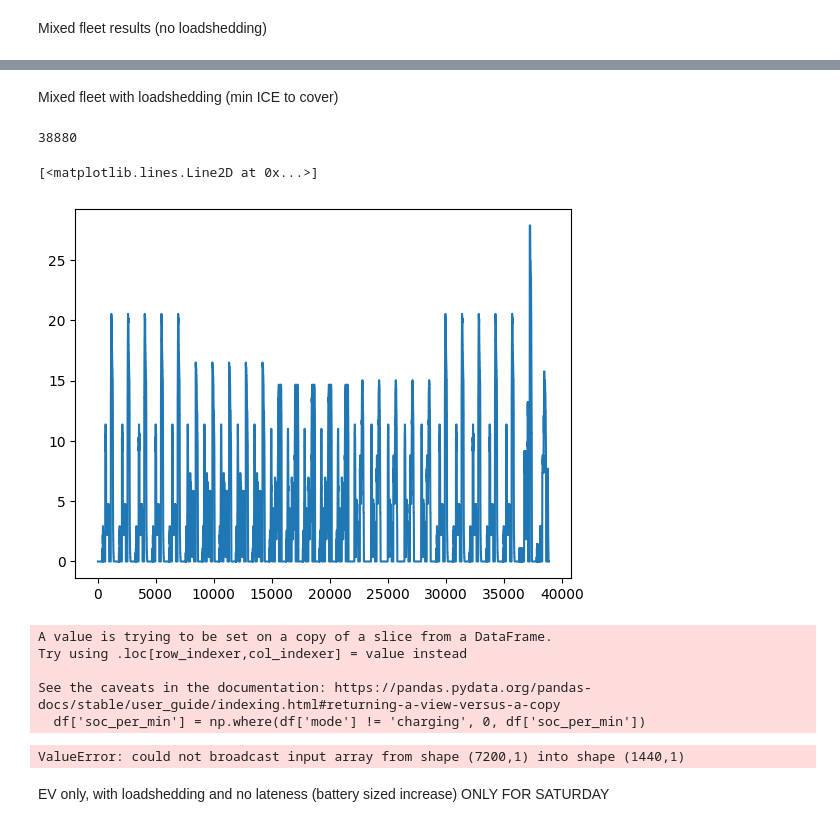
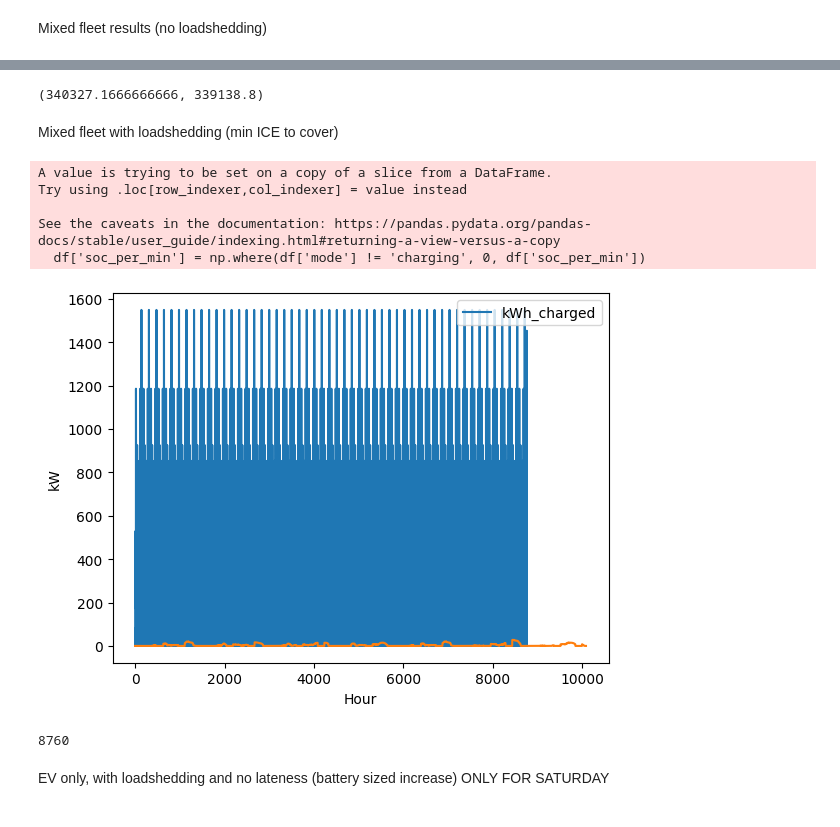
Before and after one commit to ChullEPG/solar_storage_sizing_optimization, a Jupyter notebook: run_model.ipynb, the cells around one changed output, grey strips where cells are left out. Cells and saved outputs as stored; diff of their text form; code cells hidden in the pictures.

```diff
--- a/run_model.ipynb
+++ b/run_model.ipynb
@@ -319,9 +427,6 @@ See the caveats in the documentation: https://pandas.pydata.org/pandas-docs/stab
+# %%
+annual_25_perc_ev.sum(), 6521.9 * 52
+# %% [output]
+(340327.1666666666, 339138.8)
 # %% [markdown]
 Mixed fleet with loadshedding (min ICE to cover)
-# %%
-print(len(weekly_ls_1))
-plt.plot(weekly_ls_1)
-# %% [output]
-38880
-[<matplotlib.lines.Line2D at 0x...>]
-[figure, removed]
@@ -350,35 +472,39 @@ weekly_ls_1 = pd.concat([mon_fri_ls_1, mon_fri_ls_2, mon_fri_ls_3, mon_fri_ls_4,
 # weekly_ls_3 = pd.concat([mon_fri_ls_3, sat_ls_3, sun_ls_3], ignore_index = True)
 # weekly_ls_4 = pd.concat([mon_fri_ls_4, sat_ls_4, sun_ls_4], ignore_index = True)
 
 # Converting to annual charging profiles
 annual_ls_1 = pd.concat([pd.concat([weekly_ls_1] * 52, ignore_index=True), sat_ls_1], ignore_index=True)
 # annual_ls_2 = pd.concat([pd.concat([weekly_ls_2] * 52, ignore_index=True), sat_ls_2], ignore_index=True)
 # annual_ls_3 = pd.concat([pd.concat([weekly_ls_3] * 52, ignore_index=True), sat_ls_3], ignore_index=True)
 # annual_ls_4 = pd.concat([pd.concat([weekly_ls_4] * 52, ignore_index=True), sat_ls_4], ignore_index=True)
 
 # Downsample from minutely to hourly
-annual_ls_1 = downsample_hourly_to_minutely(annual_ls_1)
+annual_ls_1 = downsample_minutely_to_hourly(annual_ls_1)
 # annual_ls_2 = downsample_hourly_to_minutely(annual_ls_2)
 # annual_ls_3 = downsample_hourly_to_minutely(annual_ls_3)
 # annual_ls_4 = downsample_hourly_to_minutely(annual_ls_4)
 
 plt.plot(weekly_ls_1)
 plt.xlabel("Hour")
 plt.ylabel("kW")
 plt.savefig("figures/weekly_100_perc_ev.png")
 plt.show()
 
 # write files
 np.savetxt(f"processed_ev_schedule_data/annual_ls_1.txt", annual_ls_1)
 # read this file back in
 # np.loadtxt(f"processed_ev_schedule_data/annual_ls_1.txt")
 # %% [output]
 A value is trying to be set on a copy of a slice from a DataFrame.
 Try using .loc[row_indexer,col_indexer] = value instead
 
 See the caveats in the documentation: https://pandas.pydata.org/pandas-docs/stable/user_guide/indexing.html#returning-a-view-versus-a-copy
   df['soc_per_min'] = np.where(df['mode'] != 'charging', 0, df['soc_per_min'])
-ValueError: could not broadcast input array from shape (7200,1) into shape (1440,1)
+[figure, added]
+# %%
+len(annual_ls_1)
+# %% [output]
+8760
 # %% [markdown]
 EV only, with loadshedding and no lateness (battery sized increase) ONLY FOR SATURDAY
 # %%
```
Also changed, not shown: parts of 12 cells of this notebook, 31 other files.
